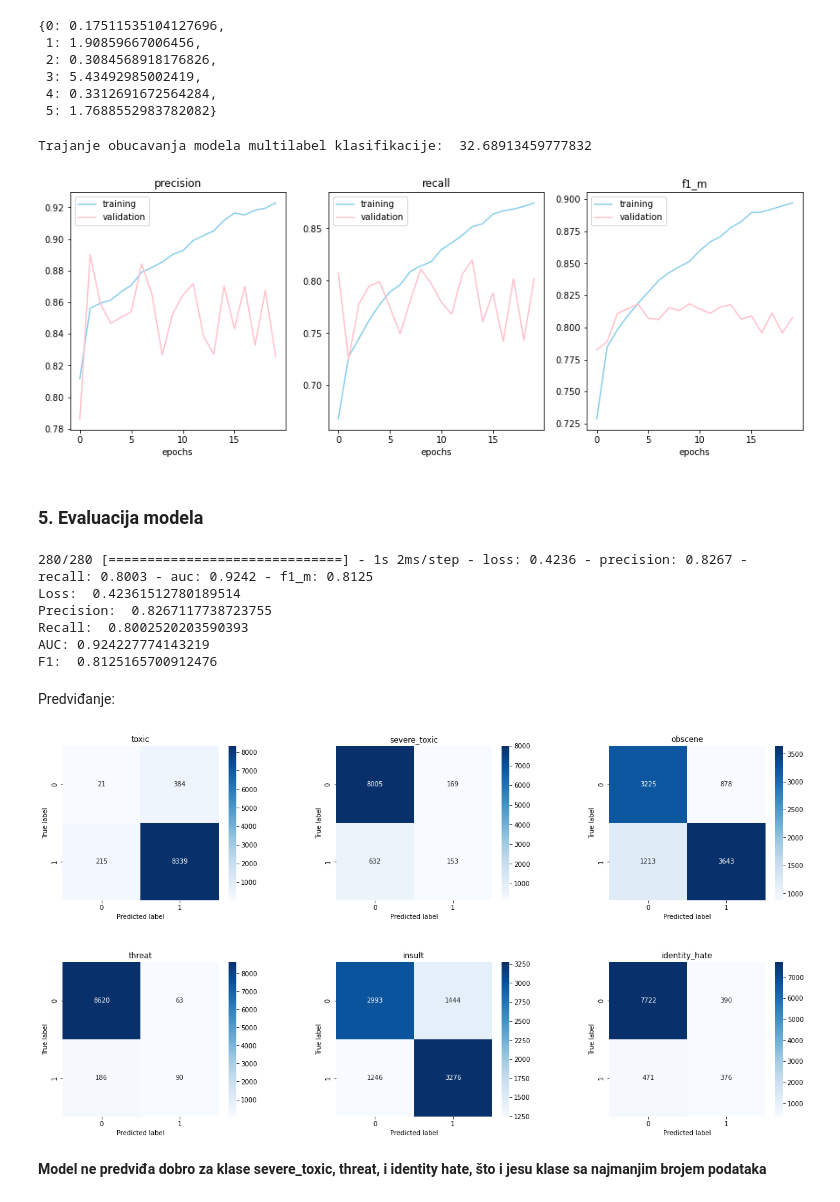
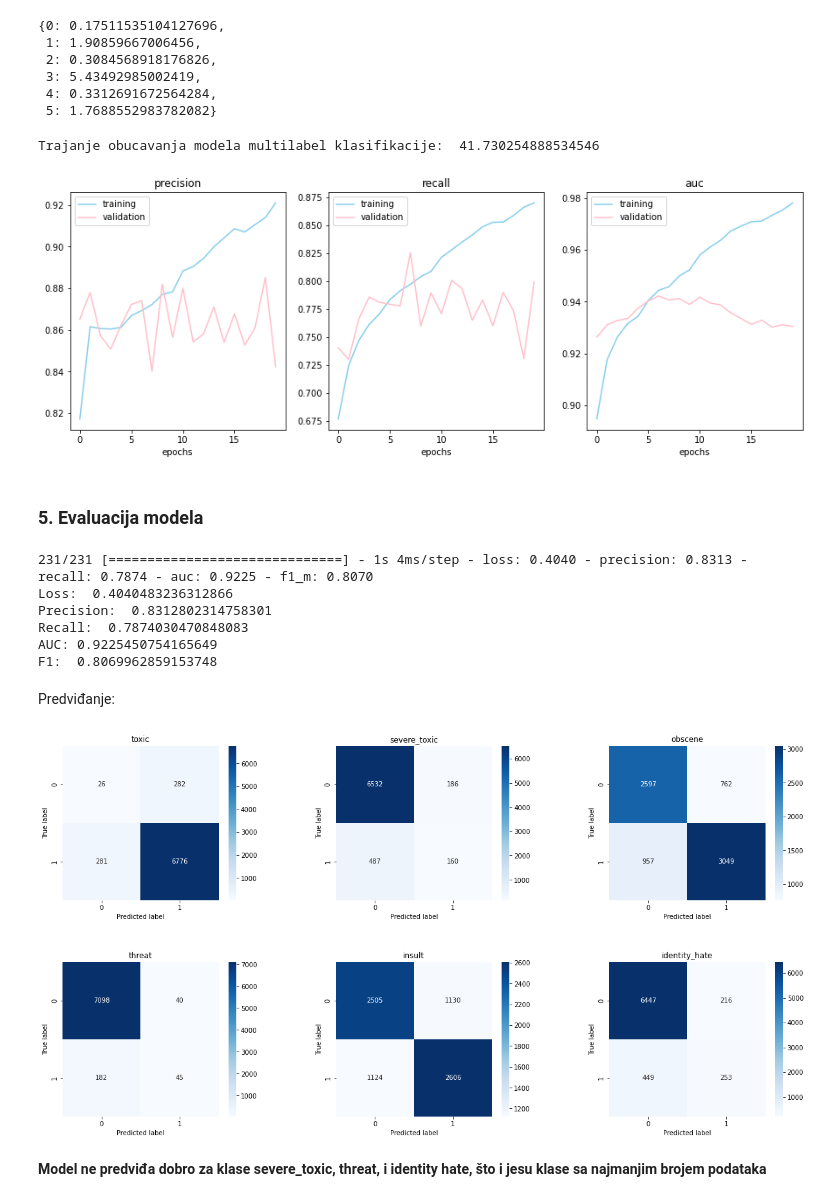
Before and after one commit to Anakin2012/ToxicCommentClassificationChallenge, a Jupyter notebook: 03_ViselabelarnaKlasifikacija.ipynb, the cells around one changed output. Cells and saved outputs as stored; diff of their text form; code cells hidden in the pictures.

```diff
--- a/03_ViselabelarnaKlasifikacija.ipynb
+++ b/03_ViselabelarnaKlasifikacija.ipynb
@@ -65,9 +67,9 @@ Koristi se iterative_train_test_split iz paketa skmultilearn.model_selection za
 X = data['comment_text']
 y = data[labels]
 
-X_train_validation, y_train_validation, X_test, y_test = iterative_train_test_split(
-                                                        np.asmatrix(X).T, np.asmatrix(y), test_size = 0.4)
+X_train, y_train, X_test, y_test = iterative_train_test_split(
+                                                        np.asmatrix(X).T, np.asmatrix(y), test_size = 0.33)
 
-X_train, y_train, X_validation, y_validation = iterative_train_test_split(
-                                            X_train_validation, y_train_validation, test_size = 0.2)
+#X_train, y_train, X_validation, y_validation = iterative_train_test_split(
+#                                            X_train_validation, y_train_validation, test_size = 0.2)
 # %%
@@ -164,16 +169,16 @@ batch_size = 100
 start = time.time()
 
 multi_history = multi_model.fit(X_train_transformed, y_train, batch_size=batch_size, epochs=epochs,
-                                validation_data=(X_validation_transformed, y_validation),
+                                validation_split=0.2,
                                 class_weight=weights, verbose=False)
 
 print('Trajanje obucavanja modela multilabel klasifikacije: ', time.time() - start)
 # %% [output]
-Trajanje obucavanja modela multilabel klasifikacije:  32.68913459777832
+Trajanje obucavanja modela multilabel klasifikacije:  41.730254888534546
 # %%
-plot_graphs(multi_history, ['precision', 'recall', 'f1_m'])
+plot_graphs(multi_history, ['precision', 'recall', 'auc'])
 # %% [output]
-[figure, old version]
+[figure, new version]
 # %% [markdown]
 ### 5. Evaluacija modela
 # %%
@@ -184,12 +189,12 @@ print('Recall: ', scores[2])
 print('AUC:', scores[3])
 print('F1: ', scores[4])
 # %% [output]
-280/280 [==============================] - 1s 2ms/step - loss: 0.4236 - precision: 0.8267 - recall: 0.8003 - auc: 0.9242 - f1_m: 0.8125
-Loss:  0.42361512780189514
-Precision:  0.8267117738723755
-Recall:  0.8002520203590393
-AUC: 0.924227774143219
-F1:  0.8125165700912476
+231/231 [==============================] - 1s 4ms/step - loss: 0.4040 - precision: 0.8313 - recall: 0.7874 - auc: 0.9225 - f1_m: 0.8070
+Loss:  0.4040483236312866
+Precision:  0.8312802314758301
+Recall:  0.7874030470848083
+AUC: 0.9225450754165649
+F1:  0.8069962859153748
 # %% [markdown]
 Predviđanje:
 # %%
@@ -199,7 +204,7 @@ cf = multilabel_confusion_matrix(y_test, y_labels)
 # %%
 plot_cf(cf, 'multi', labels)
 # %% [output]
-[figure, old version]
+[figure, new version]
 # %% [markdown]
 **Model ne predviđa dobro za klase severe_toxic, threat, i identity hate, što i jesu klase sa najmanjim brojem podataka**
 # %%
```
Also changed, not shown: parts of 17 cells of this notebook, 9 other files.
